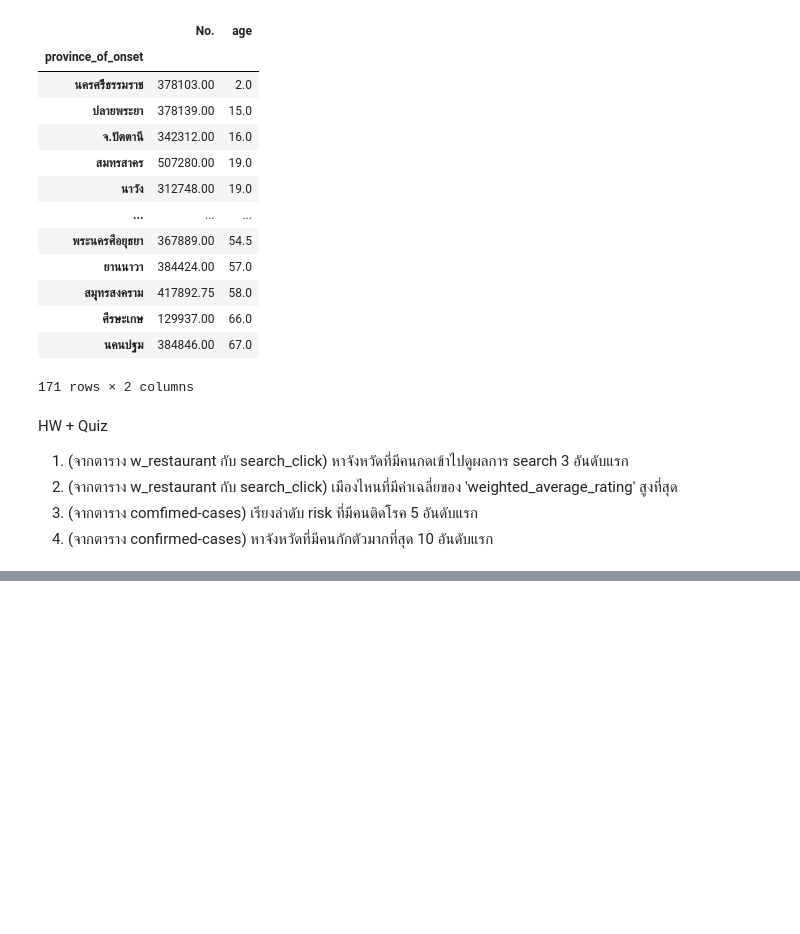
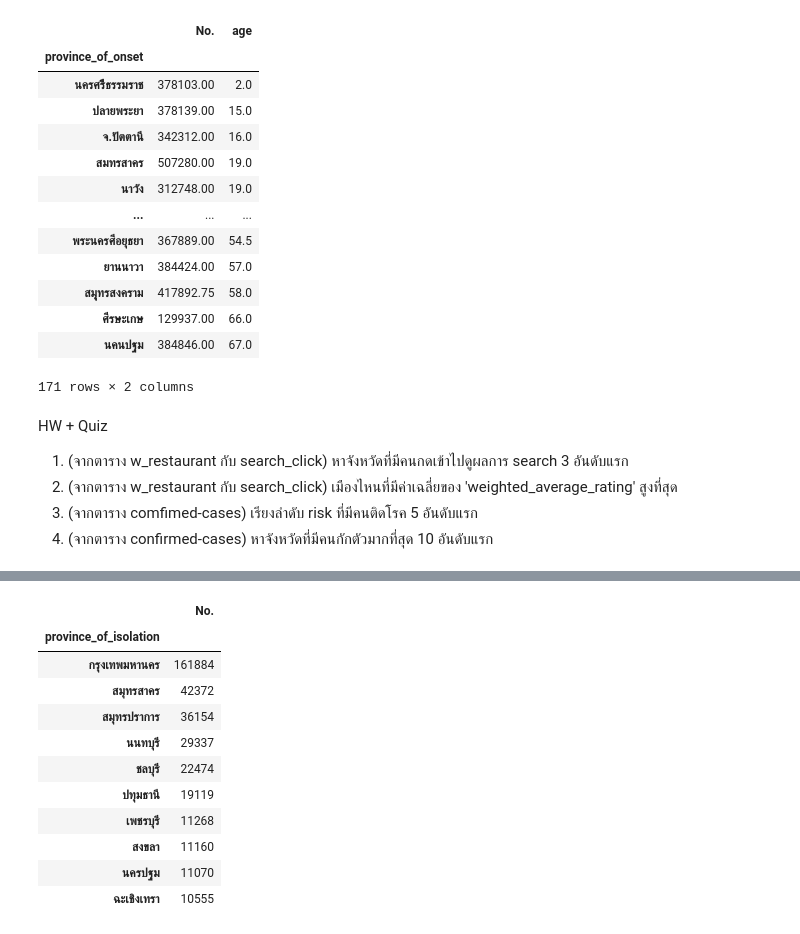
Before and after one commit to pondbaahh/DWDM21, a Jupyter notebook: Data_Preprocessing(Chapter_3).ipynb, the cells around one changed output, grey strips where cells are left out. Cells and saved outputs as stored; diff of their text form; code cells hidden in the pictures; blank space fills up the shorter version.

```diff
--- a/Data_Preprocessing(Chapter_3).ipynb
+++ b/Data_Preprocessing(Chapter_3).ipynb
@@ -1413,0 +1441,16 @@ HW + Quiz
+# %%
+HW4 = data_cases.groupby('province_of_isolation').count().sort_values(by=['No.'],ascending=False)
+HW4.iloc[:10,:1]
+# %% [output]
+|  | No. |
+| province_of_isolation |  |
+| กรุงเทพมหานคร | 161884 |
+| สมุทรสาคร | 42372 |
+| สมุทรปราการ | 36154 |
+| นนทบุรี | 29337 |
+| ชลบุรี | 22474 |
+| ปทุมธานี | 19119 |
+| เพชรบุรี | 11268 |
+| สงขลา | 11160 |
+| นครปฐม | 11070 |
+| ฉะเชิงเทรา | 10555 |
```
Also changed, not shown: parts of 5 cells of this notebook.
